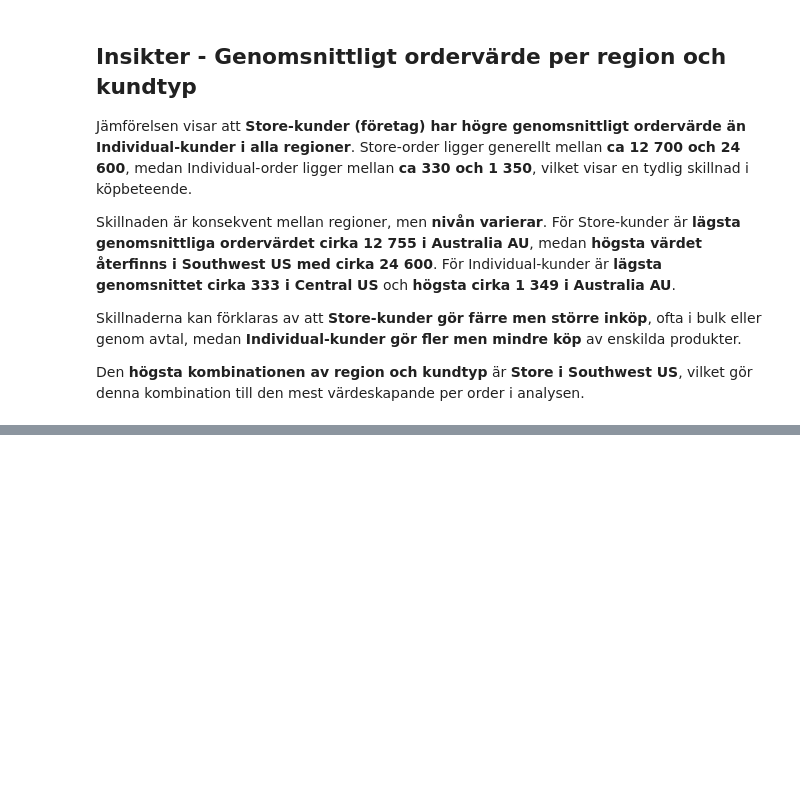
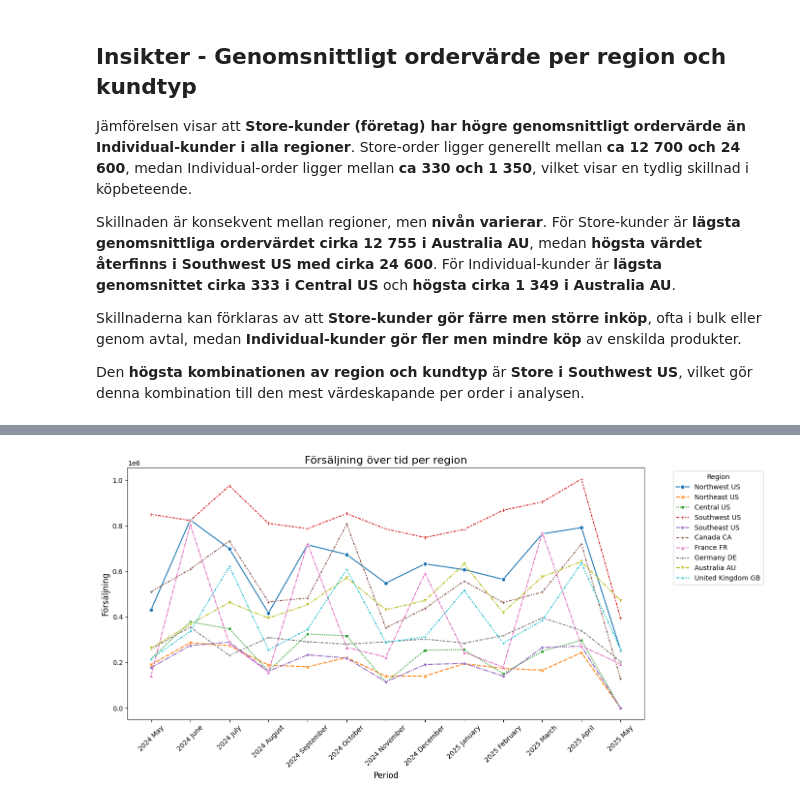
Before and after one commit to wendymermet-lgtm/SQL_Examen, a Jupyter notebook: notebooks/main.ipynb, the cells around one changed output, grey strips where cells are left out. Cells and saved outputs as stored; diff of their text form; code cells hidden in the pictures; blank space fills up the shorter version.

```diff
--- a/notebooks/main.ipynb
+++ b/notebooks/main.ipynb
@@ -574,0 +757,64 @@ Den **högsta kombinationen av region och kundtyp** är **Store i Southwest US**
+# %%
+# Visualization A2: Sales Over Time by Region
+# SQL Query for Visualization A2
+
+query_visA2 = """
+SELECT
+    CONCAT(sst.Name, ' ', sst.CountryRegionCode) AS TerritoryName,
+    ROUND(SUM(SubTotal), 2) AS TotalRevenue,
+    YEAR(OrderDate) AS [Year],
+    RIGHT('00' + CAST(MONTH(OrderDate) AS varchar(2)), 2) AS [Month],
+    FORMAT(OrderDate, 'yyyyMM') AS Period,
+    FORMAT(OrderDate, 'yyyy MMMM') AS PeriodName
+FROM Sales.SalesOrderHeader soh
+INNER JOIN Sales.Customer c ON soh.CustomerID = c.CustomerID
+INNER JOIN Sales.SalesTerritory sst ON c.TerritoryID = sst.TerritoryID
+
+WHERE OrderDate >= DATEADD(
+        MONTH,
+        -13,
+        DATEADD(
+            MONTH,
+            DATEDIFF(MONTH, 0, (SELECT MAX(OrderDate) FROM Sales.SalesOrderHeader)),
+            0
+        )
+      )
+  AND OrderDate < DATEADD(
+        MONTH,
+        DATEDIFF(MONTH, 0, (SELECT MAX(OrderDate) FROM Sales.SalesOrderHeader)),
+        0
+      )
+GROUP BY
+    sst.Name, sst.CountryRegionCode,
+    YEAR(OrderDate),
+    MONTH(OrderDate),
+    FORMAT(OrderDate, 'yyyyMM'),
+    FORMAT(OrderDate, 'yyyy MMMM')
+ORDER BY Period ASC
+"""
+
+df_visA2 = query_df(query_visA2)
+
+# Line Chart for Sales Over Time by Region
+plt.figure(figsize=(14, 7))
+
+sns.lineplot(
+    data=df_visA2,
+    x='PeriodName',
+    y='TotalRevenue',
+    hue='TerritoryName',
+    style='TerritoryName',      # different line styles
+    markers=True               # markers on each point
+)
+
+plt.title("Försäljning över tid per region", fontsize=16)
+plt.xlabel("Period", fontsize=12)
+plt.ylabel("Försäljning", fontsize=12)
+
+plt.xticks(rotation=45)
+plt.legend(title="Region", bbox_to_anchor=(1.05, 1), loc='upper left')
+
+plt.tight_layout()
+plt.show()
+# %% [output]
+[figure, added]
```
Also changed, not shown: parts of 12 cells of this notebook, 12 other files.
